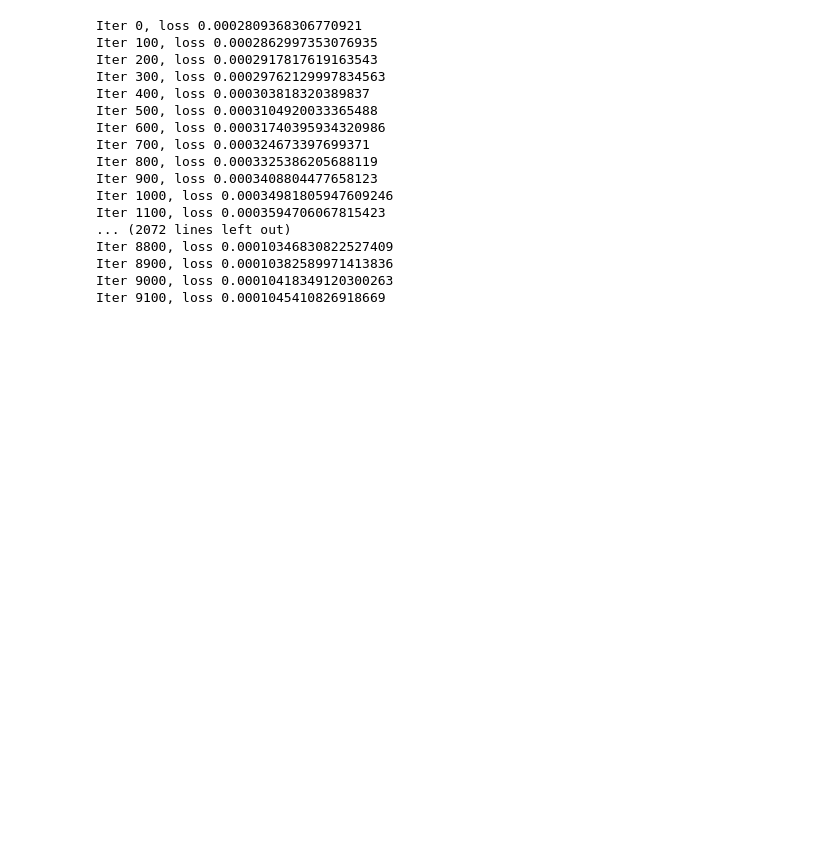
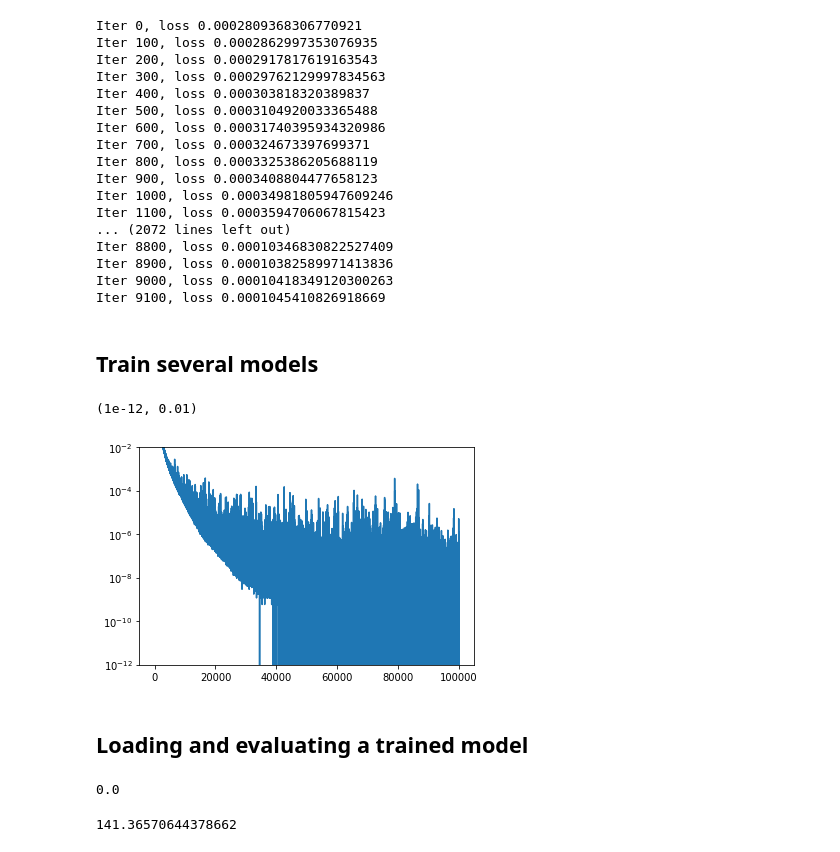
Before and after one commit to ramasesh/pytorch-advspheres, a Jupyter notebook: AdversarialSpheres.ipynb, the cells around one changed output. Cells and saved outputs as stored; diff of their text form; code cells hidden in the pictures; blank space fills up the shorter version.

Commit message:
added eval code

```diff
--- a/AdversarialSpheres.ipynb
+++ b/AdversarialSpheres.ipynb
@@ -216,3 +237,5 @@ Iter 8800, loss 0.00010346830822527409
 Iter 8900, loss 0.00010382589971413836
 Iter 9000, loss 0.00010418349120300263
 Iter 9100, loss 0.0001045410826918669
+# %% [markdown]
+## Train several models
@@ -218,0 +295,36 @@ Iter 9100, loss 0.0001045410826918669
+# %%
+d = {}
+for i in [0,1]:
+    with open('trained_models/Losses_largeReLU_{}.pickle'.format(i), 'rb') as f:
+        d[i] = pickle.load(f)
+# %%
+# plt.semilogy(d[0])
+plt.semilogy(d[1])
+plt.ylim(1e-12,1e-2)
+# %% [output]
+(1e-12, 0.01)
+[figure, added]
+# %% [markdown]
+## Loading and evaluating a trained model
+# %%
+start = time.time()
+
+test_net = model.LargeReLU(sphere_dim=500,
+                     n_hidden=2000)
+
+
+
+loaded_parms = torch.load('trained_models/largeReLU_{}_{}.pth'.format(0, 99999))
+test_net.load_state_dict(loaded_parms['model_state_dict'])
+
+load_time = time.time()
+
+print(1 - utils.eval_accuracy_single(test_net, 1000000, radius=1, desired_label=0))
+
+end_time = time.time()
+# %% [output]
+0.0
+# %%
+end_time - start
+# %% [output]
+141.36570644378662
```
Also changed, not shown: parts of 10 cells of this notebook, 1 other file.
